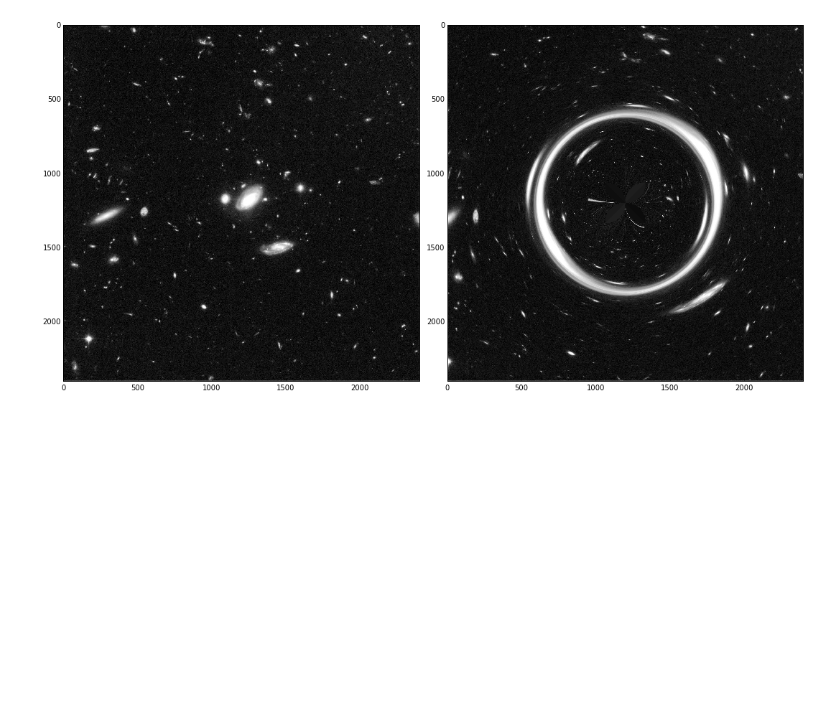
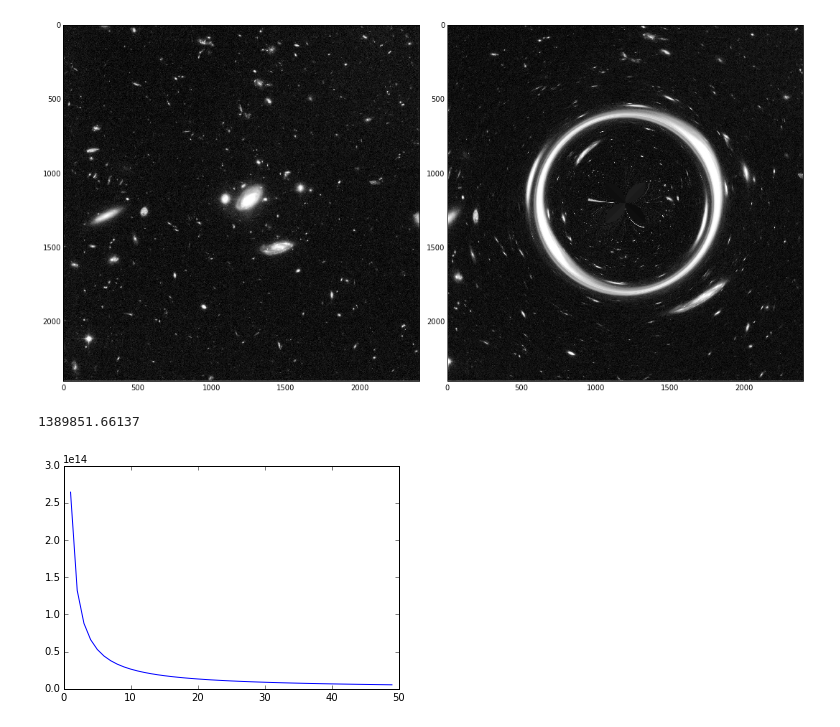
Before and after one commit to davidb52/A425_2015, a Jupyter notebook: bordenave/Problem Set 4.ipynb, the cells around one changed output. Cells and saved outputs as stored; diff of their text form; code cells hidden in the pictures; blank space fills up the shorter version.

```diff
--- a/bordenave/Problem Set 4.ipynb
+++ b/bordenave/Problem Set 4.ipynb
@@ -226,6 +233,15 @@ class GravLens:
         ax.ticklabel_format(style='sci', axis='both', scilimits=(0,0))
         ax.set_aspect('equal')
         return ax
+
+
+
+    def mass_density_profile(self,v_dispersion,xi):
+        '''Projected SIS density as z-> goes to inf'''
+        return v_dispersion**2/(2.0*self.G*xi)
+
+    def mass_density_crit(self):
+        return self.c**2*self.d_s/(4*np.pi*self.G*self.d_ls*self.d_l)
 # %%
 x = GravLens(5000,10000,1e6)
 x.lensed_coord_frame(px=2400)
@@ -256,3 +272,12 @@ ax2.imshow(dw_r,cmap='gray',interpolation='none')
 fig.tight_layout()
 # %% [output]
 [figure]
+# %%
+x = GravLens(5000,10000,1e6)
+# %%
+xi = np.linspace(0,10)
+plot(x.mass_density_profile(100e3,xi)//x.mass_density_crit())
+print x.mass_density_crit()
+# %% [output]
+1389851.66137
+[figure, added]
```
Also changed, not shown: parts of 3 cells of this notebook.
